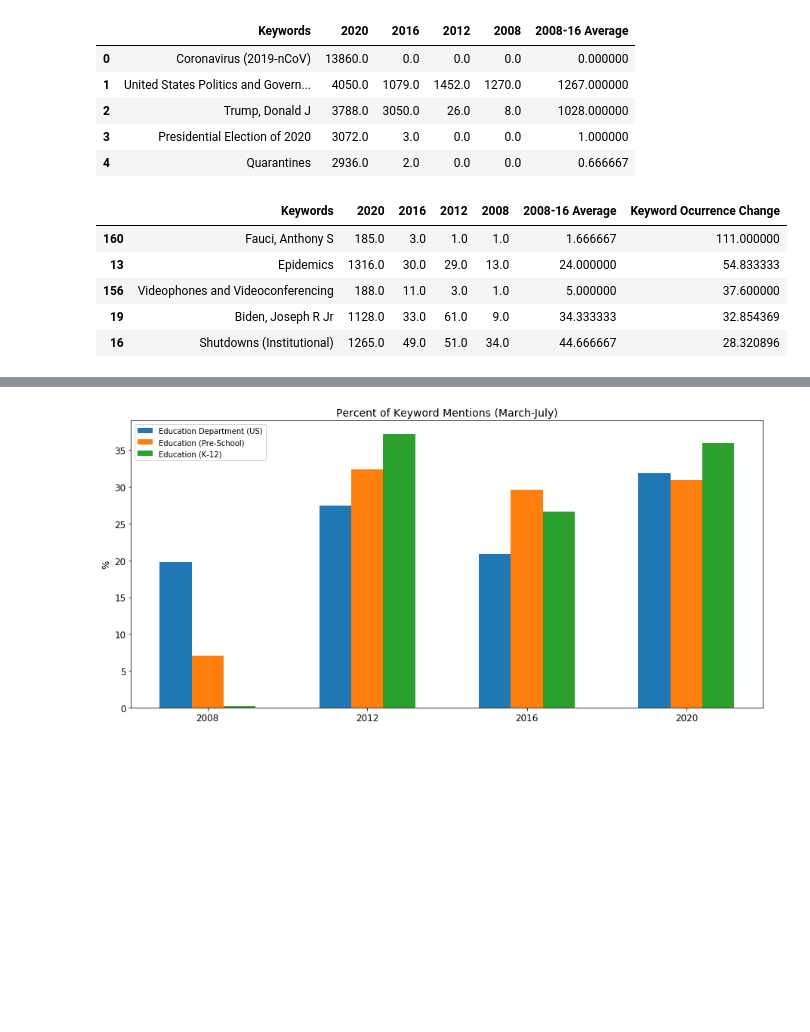
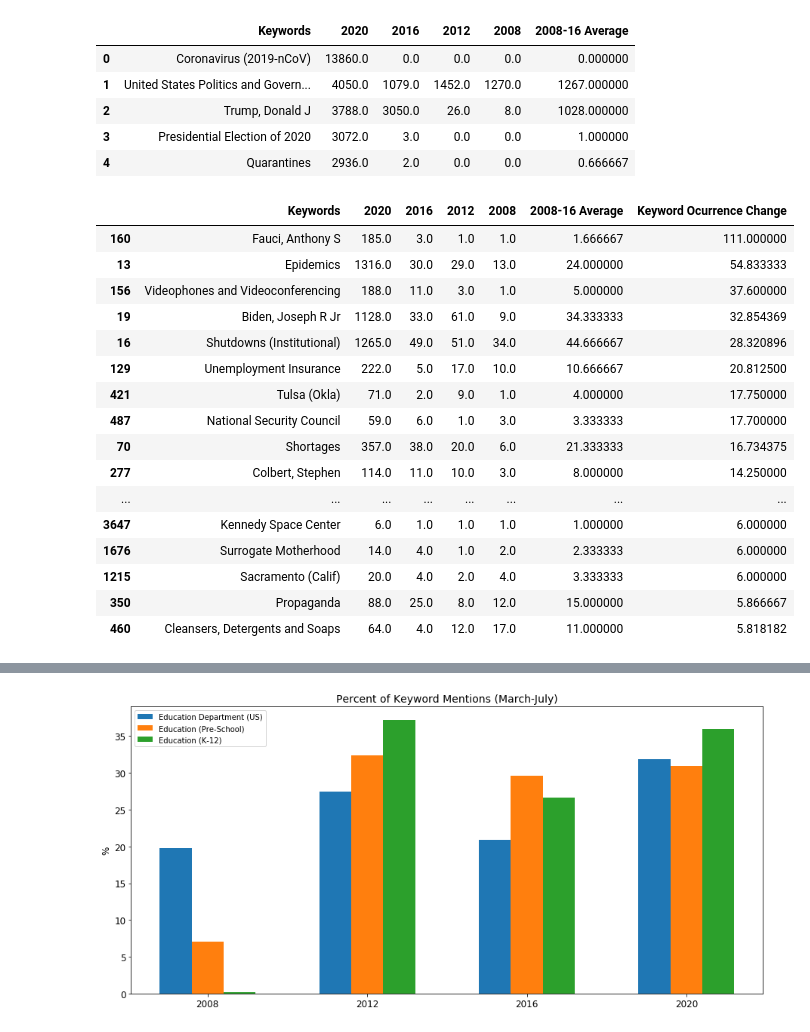
Before and after one commit to RoarkJ/NYT-Keyword-Analysis, a Jupyter notebook: plotting.ipynb, the cells around one changed output, grey strips where cells are left out. Saved outputs shown, nothing was run; the diff lists cells and outputs as text; code cells hidden in the pictures; blank space fills up the shorter version.

```diff
--- a/plotting.ipynb
+++ b/plotting.ipynb
@@ -11,7 +98,7 @@ warnings.filterwarnings('ignore')
 # %%
-df_replace = pd.read_csv("DFs/keywords_raw.csv").fillna(0)
-df_replace = df_replace.rename(columns={"Unnamed: 0":"Keywords"})
-df_replace.head()
+df = pd.read_csv("Data/keywords_raw.csv").fillna(0)
+df = df.rename(columns={"Unnamed: 0":"Keywords"})
+df.head()
 # %% [output]
 |  | Keywords | 2020 | 2016 | 2012 | 2008 |
 | 0 | Coronavirus (2019-nCoV) | 13860.0 | 0.0 | 0.0 | 0.0 |
@@ -20,8 +107,8 @@ df_replace.head()
 | 3 | Presidential Election of 2020 | 3072.0 | 3.0 | 0.0 | 0.0 |
 | 4 | Quarantines | 2936.0 | 2.0 | 0.0 | 0.0 |
 # %%
-df_replace['2008-16 Average']=df_replace[['2016', '2012', '2008']].mean(axis=1)
-df_replace.head()
+df['2008-16 Average']=df[['2016', '2012', '2008']].mean(axis=1)
+df.head()
 # %% [output]
 |  | Keywords | 2020 | 2016 | 2012 | 2008 | 2008-16 Average |
 | 0 | Coronavirus (2019-nCoV) | 13860.0 | 0.0 | 0.0 | 0.0 | 0.000000 |
@@ -30,17 +117,28 @@ df_replace.head()
 | 3 | Presidential Election of 2020 | 3072.0 | 3.0 | 0.0 | 0.0 | 1.000000 |
 | 4 | Quarantines | 2936.0 | 2.0 | 0.0 | 0.0 | 0.666667 |
 # %%
-df_replace=df_replace.loc[(df_replace['2008']>0) & (df_replace['2012']>0) & (df_replace['2016']>0)]
-df_replace['Keyword Ocurrence Change']=df_replace["2020"]/df_replace["2008-16 Average"]
-df = df_replace.sort_values('Keyword Ocurrence Change', ascending=False)
-df.head()
+df=df.loc[(df['2008']>0) & (df['2012']>0) & (df['2016']>0)]
+df['Keyword Ocurrence Change']=df["2020"]/df["2008-16 Average"]
+df = df.sort_values('Keyword Ocurrence Change', ascending=False)
+df.head(50)
 # %% [output]
 |  | Keywords | 2020 | 2016 | 2012 | 2008 | 2008-16 Average | Keyword Ocurrence Change |
 | 160 | Fauci, Anthony S | 185.0 | 3.0 | 1.0 | 1.0 | 1.666667 | 111.000000 |
 | 13 | Epidemics | 1316.0 | 30.0 | 29.0 | 13.0 | 24.000000 | 54.833333 |
 | 156 | Videophones and Videoconferencing | 188.0 | 11.0 | 3.0 | 1.0 | 5.000000 | 37.600000 |
 | 19 | Biden, Joseph R Jr | 1128.0 | 33.0 | 61.0 | 9.0 | 34.333333 | 32.854369 |
 | 16 | Shutdowns (Institutional) | 1265.0 | 49.0 | 51.0 | 34.0 | 44.666667 | 28.320896 |
+| 129 | Unemployment Insurance | 222.0 | 5.0 | 17.0 | 10.0 | 10.666667 | 20.812500 |
+| 421 | Tulsa (Okla) | 71.0 | 2.0 | 9.0 | 1.0 | 4.000000 | 17.750000 |
+| 487 | National Security Council | 59.0 | 6.0 | 1.0 | 3.0 | 3.333333 | 17.700000 |
+| 70 | Shortages | 357.0 | 38.0 | 20.0 | 6.0 | 21.333333 | 16.734375 |
+| 277 | Colbert, Stephen | 114.0 | 11.0 | 10.0 | 3.0 | 8.000000 | 14.250000 |
+| ... | ... | ... | ... | ... | ... | ... | ... |
+| 3647 | Kennedy Space Center | 6.0 | 1.0 | 1.0 | 1.0 | 1.000000 | 6.000000 |
+| 1676 | Surrogate Motherhood | 14.0 | 4.0 | 1.0 | 2.0 | 2.333333 | 6.000000 |
+| 1215 | Sacramento (Calif) | 20.0 | 4.0 | 2.0 | 4.0 | 3.333333 | 6.000000 |
+| 350 | Propaganda | 88.0 | 25.0 | 8.0 | 12.0 | 15.000000 | 5.866667 |
+| 460 | Cleansers, Detergents and Soaps | 64.0 | 4.0 | 12.0 | 17.0 | 11.000000 | 5.818182 |
 # %%
 def percent_of_total(keyword):
     points = []
```
Also changed, not shown: parts of 30 cells of this notebook.
